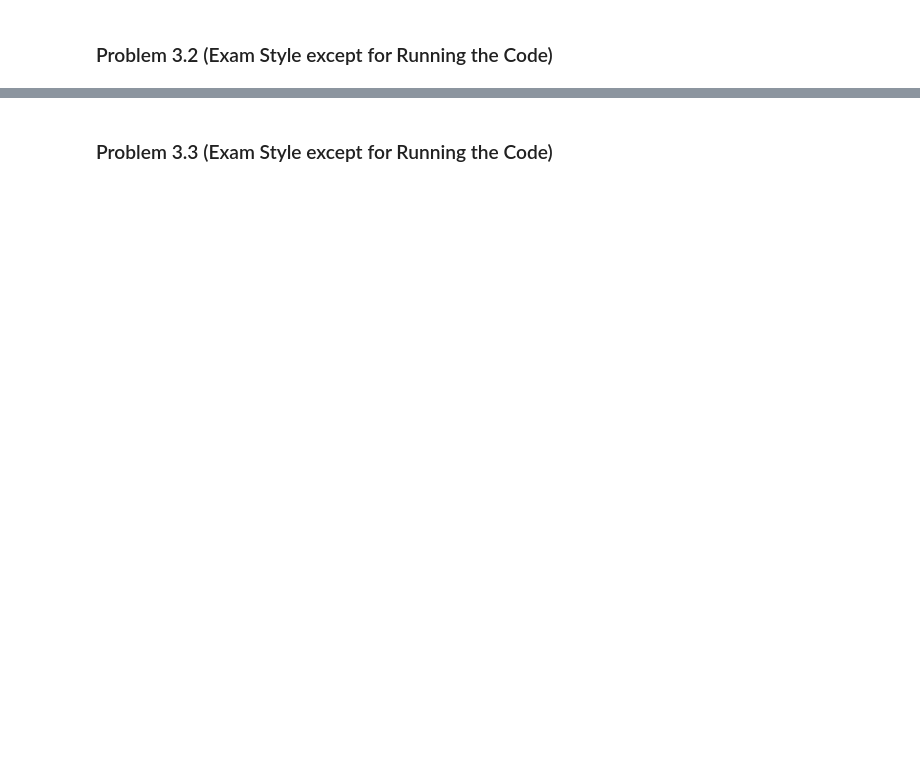
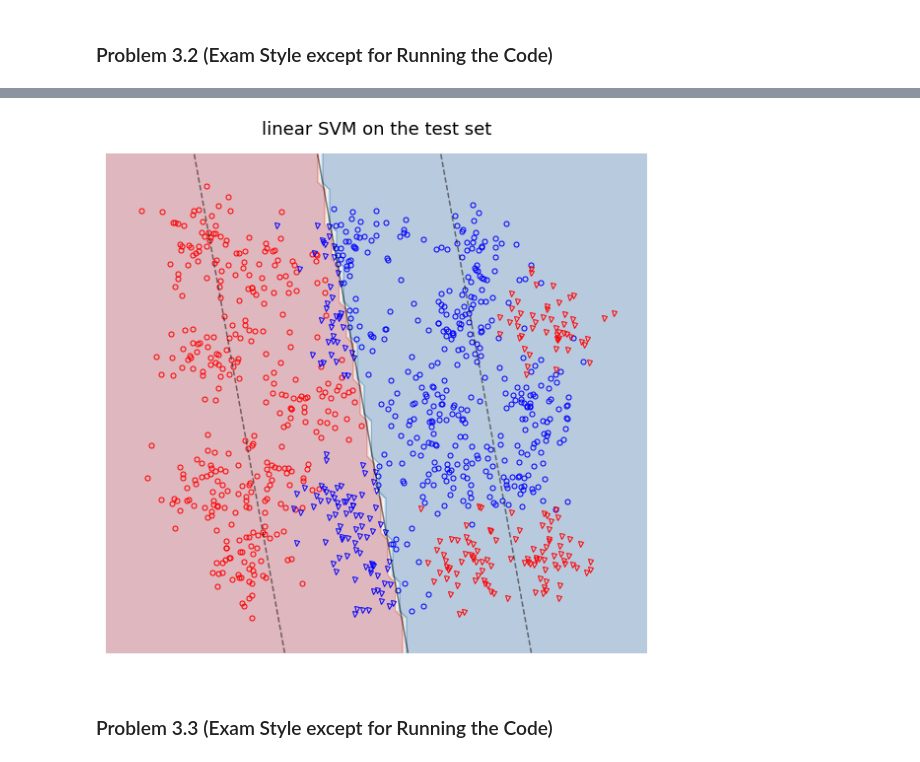
Before and after one commit to matteo8p/cs370, a Jupyter notebook: homework08/homework08_master.ipynb, the cells around one changed output, grey strips where cells are left out. Drawn from its saved outputs; the diff is of its cells as text; code cells hidden in the pictures; blank space fills up the shorter version.

```diff
--- a/homework08/homework08_master.ipynb
+++ b/homework08/homework08_master.ipynb
@@ -201,5 +252,7 @@ show_classification(linear_svm, data_2d['train'], 'training', 'linear SVM')
 # %%
-show_classification(lienar_svm, data_2d['test'], 'test', 'linear SVM')
+show_classification(linear_svm, data_2d['test'], 'test', 'linear SVM')
+# %% [output]
+[figure, added]
 # %% [markdown]
 ### Problem 3.3 (Exam Style except for Running the Code)
 # %%
```
Also changed, not shown: parts of 10 cells of this notebook.
